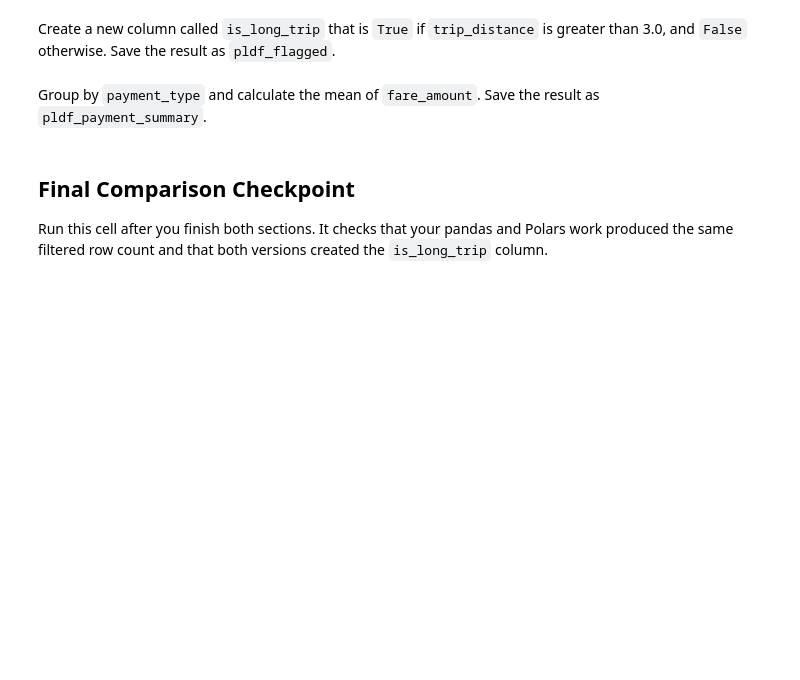
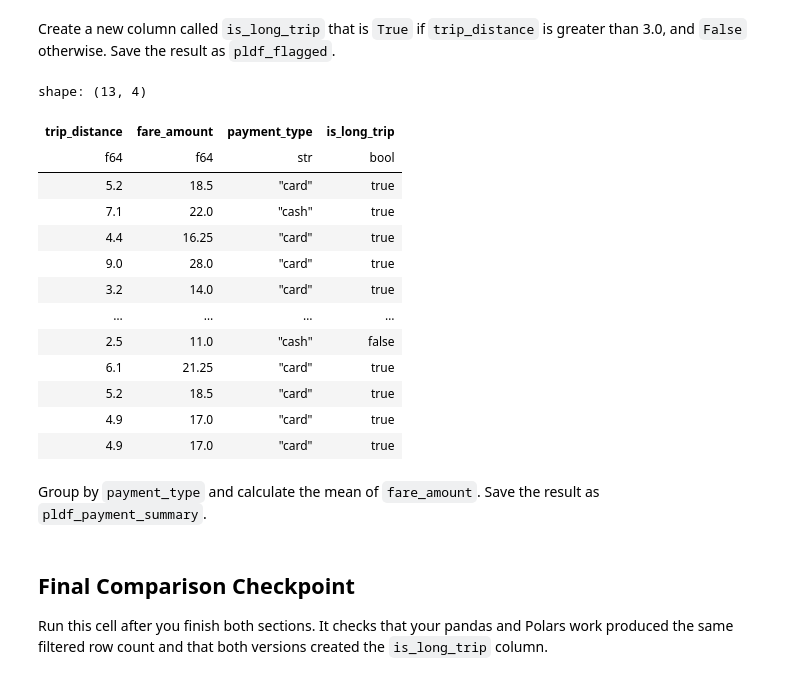
Before and after one commit to orlandojmarin/TechCatalyst_DE_2026, a Jupyter notebook: student-work/Week 3/Labs/Day 1/Activity_2_Pandas_Polars_Quick_Drills.ipynb, the cells around one changed output. Drawn from its saved outputs; the diff is of its cells as text; code cells hidden in the pictures; blank space fills up the shorter version.

```diff
--- a/student-work/Week 3/Labs/Day 1/Activity_2_Pandas_Polars_Quick_Drills.ipynb
+++ b/student-work/Week 3/Labs/Day 1/Activity_2_Pandas_Polars_Quick_Drills.ipynb
@@ -170,3 +235,6 @@ Hint: in Polars, use `.select([...])`.
 # %%
 # TODO: select the three focus columns
 # Expected variable: pldf_small
+pldf_small = pldf.select(["trip_distance", "fare_amount", "payment_type"])
+
+pldf_small.head()
@@ -175,3 +252,7 @@ Filter `pldf_small` for rows where `trip_distance` is greater than 2.0. Save the
 # %%
 # TODO: filter pldf_small
 # Expected variable: pldf_filtered
+
+pldf_filtered = pldf_small.filter(pl.col("trip_distance") > 2.0)
+
+pldf_filtered
@@ -180,6 +276,23 @@ Create a new column called `is_long_trip` that is `True` if `trip_distance` is g
 # %%
 # TODO: create pldf_flagged with an is_long_trip column
 # Expected variable: pldf_flagged
+pldf_flagged = pldf_filtered.with_columns((pl.col("trip_distance") > 3.0).alias("is_long_trip"))
+pldf_flagged
+# %% [output]
+shape: (13, 4)
+| trip_distance | fare_amount | payment_type | is_long_trip |
+| f64 | f64 | str | bool |
+| 5.2 | 18.5 | "card" | true |
+| 7.1 | 22.0 | "cash" | true |
+| 4.4 | 16.25 | "card" | true |
+| 9.0 | 28.0 | "card" | true |
+| 3.2 | 14.0 | "card" | true |
+| … | … | … | … |
+| 2.5 | 11.0 | "cash" | false |
+| 6.1 | 21.25 | "card" | true |
+| 5.2 | 18.5 | "card" | true |
+| 4.9 | 17.0 | "card" | true |
+| 4.9 | 17.0 | "card" | true |
 # %% [markdown]
 Group by `payment_type` and calculate the mean of `fare_amount`. Save the result as `pldf_payment_summary`.
 # %%
```
Also changed, not shown: parts of 8 cells of this notebook.
